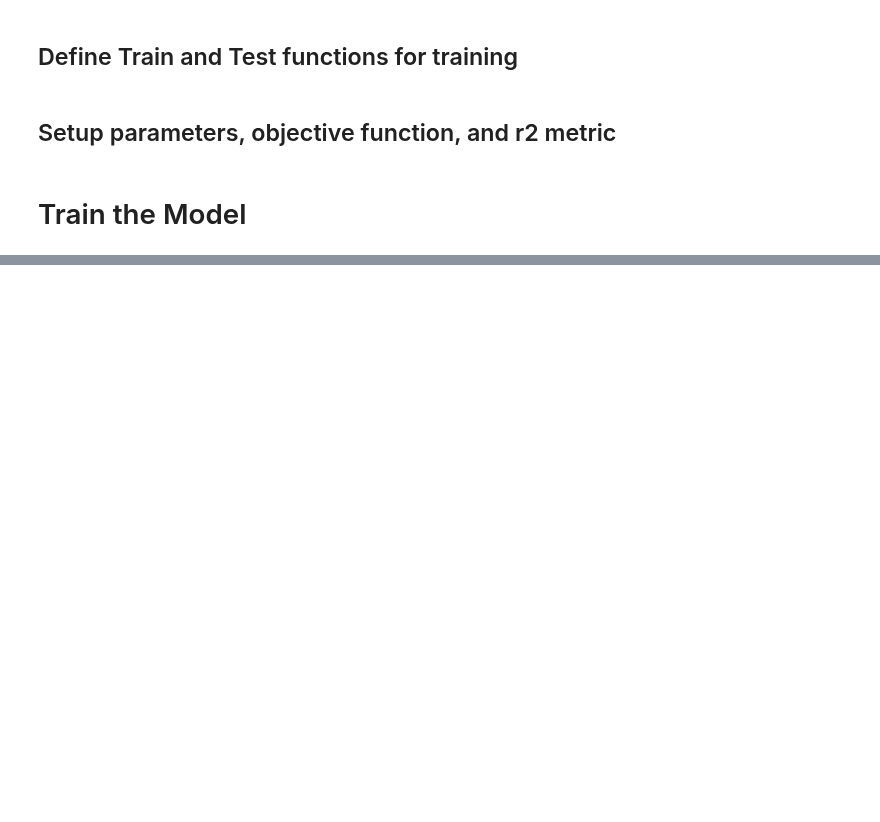
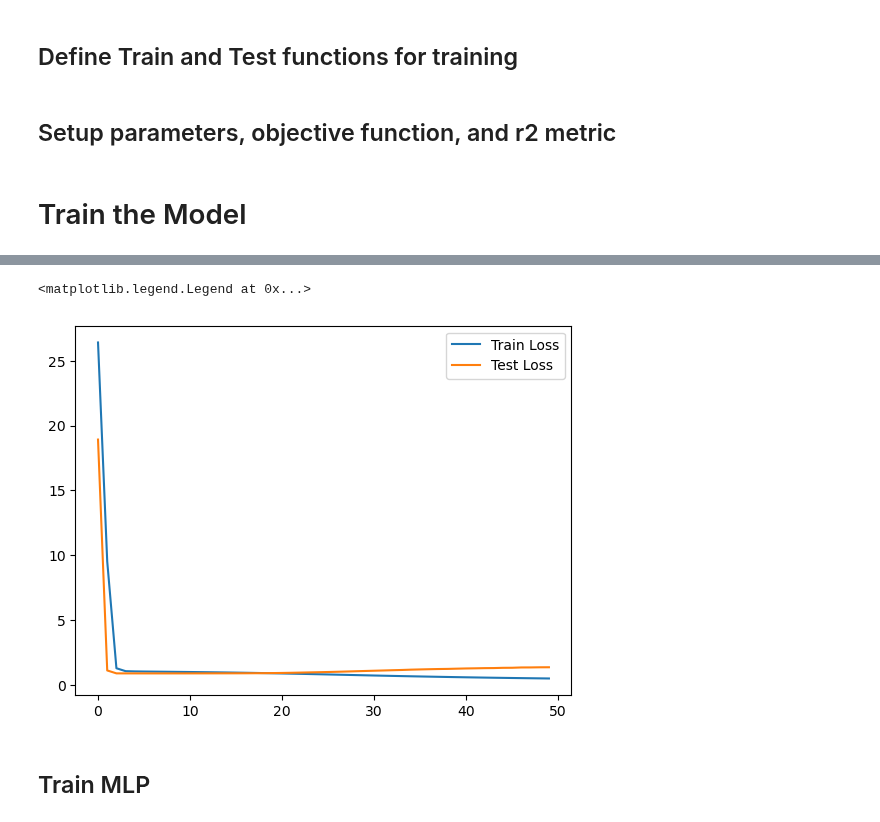
Before and after one commit to Ariestootl/machine_learning, a Jupyter notebook: Movie_Prediction/model.ipynb, the cells around one changed output, grey strips where cells are left out. Drawn from its saved outputs; the diff is of its cells as text; code cells hidden in the pictures; blank space fills up the shorter version.

```diff
--- a/Movie_Prediction/model.ipynb
+++ b/Movie_Prediction/model.ipynb
@@ -846,3 +971,9 @@ Total number of parameters: 213401
+# %%
+device = "cpu"
+dummy  = torch.randn(X_train_tensor.shape[0], X_train_tensor.shape[1])
+model = MLP(input_size=X_train_tensor.shape[1], hidden_size=1000, output_size=1).to(device)
+# print(model)
+y_pred = model(dummy)
 # %% [markdown]
 ## Test on a Dummy Data
 # %%
@@ -863,0 +1067,5 @@ tensor([[-0.1210],
+# %%
+dummy = torch.randn(X1_train_tensor.shape[0], X1_train_tensor.shape[1], X1_train_tensor.shape[2])
+y = model(dummy)
+
+y
@@ -945,8 +1172,9 @@ def calculate_accuracy(y_true, y_pred):
 ## Setup loss function
 loss_fn = nn.MSELoss()
 
-num_of_epochs = 200
-num_loss_steps = 10
+device = "cpu"
+num_of_epochs = 50
+num_loss_steps = 5
 seed_number = 42
 learning_rate = 0.001
 # %% [markdown]
@@ -956,12 +1186,12 @@ np.random.seed(seed_number)
 torch.manual_seed(seed_number)
 torch.cuda.manual_seed_all(seed_number)
 
-model = MainModel(input_size=X_train_tensor.shape[2],
-                  hidden_size=100, num_layers=3, output_size=1).to(device)
+model = MainModel(input_size=X1_train_tensor.shape[2],
+                  hidden_size=10, num_layers=3, output_size=1).to(device)
 
 
 optimizer= Adan(params=model.parameters(),
-                lr=learning_rate,
+                lr=0.0001,
                 betas=(0.94, 0.91, 0.999),
                 weight_decay=1e-2)
 
@@ -983,7 +1213,7 @@ for epoch in tqdm(range(0, num_of_epochs)):
   if epoch % num_loss_steps == 0:
     print(f"Epoch: {epoch} \n =====================================================================")
 
-  train_loss, train_accu = train(data_loader = train_dataloader,
+  train_loss, train_accu = train(data_loader = train1_dataloader,
                                   model = model,
                                   loss_fn = loss_fn,
                                   optimizer = optimizer,
@@ -992,13 +1222,14 @@ for epoch in tqdm(range(0, num_of_epochs)):
                                   loss_steps = num_loss_steps,
                                   seed = seed_number);
 
-  test_loss, test_accu = test(data_loader = test_dataloader,
+  test_loss, test_accu = test(data_loader = test1_dataloader,
                               model = model,
                               loss_fn = loss_fn,
                               calculate_accuracy = calculate_accuracy,
                               device = device,
                               loss_steps = num_loss_steps,
                               seed=seed_number);
+
 
   results["train_loss"].append(train_loss)
   results["train_accu"].append(train_accu)
@@ -1021,3 +1331,12 @@ KeyboardInterrupt:
+# %%
+plt.plot(results["train_loss"], label="Train Loss")
+plt.plot(results["test_loss"], label="Test Loss")
+plt.legend()
+# %% [output]
+<matplotlib.legend.Legend at 0x...>
+[figure, added]
+# %% [markdown]
+## Train MLP
 # %%
 np.random.seed(seed_number)
 torch.manual_seed(seed_number)
```
Also changed, not shown: parts of 43 cells of this notebook.
